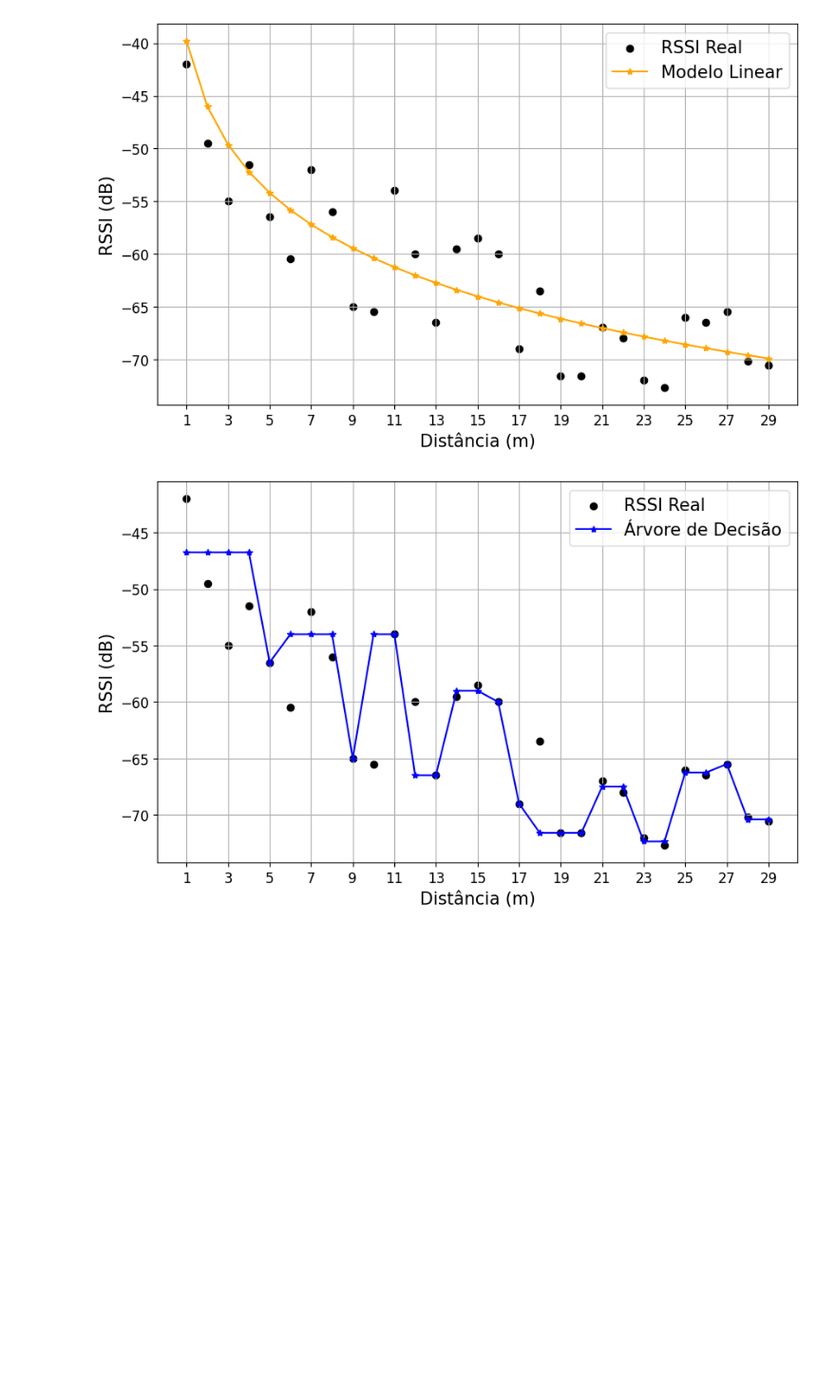
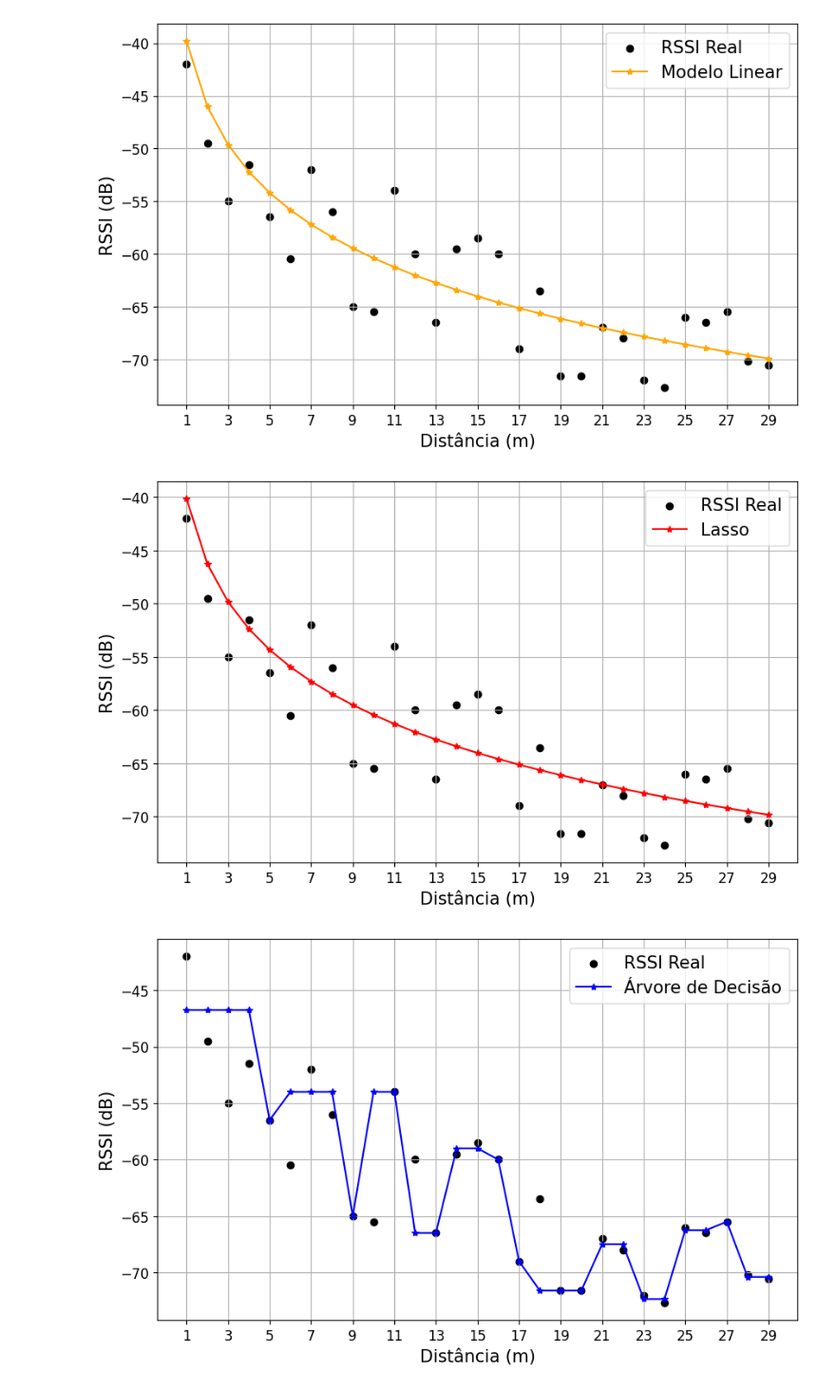
Before and after one commit to albert-santos/path_loss_prediction, a Jupyter notebook: 5-2 GHz Analysis/Compares_models_and_path_loss_equation.ipynb, the cells around one changed output. Shown at 95% size. Drawn from its saved outputs; the diff is of its cells as text; code cells hidden in the pictures; blank space fills up the shorter version.

Commit message:
saves lasso figure RSSIxDistance

```diff
--- a/5-2 GHz Analysis/Compares_models_and_path_loss_equation.ipynb
+++ b/5-2 GHz Analysis/Compares_models_and_path_loss_equation.ipynb
@@ -460,6 +460,12 @@ lin_reg_prediction = lin_reg.predict(X)
 lin_reg_overall_figure = plot_rssi_values(y, X['Distance'], lin_reg_prediction, 'Modelo Linear', color='orange')
 # %% [output]
 [figure]
+# %%
+# Predict in the whole dataset using the Lasso model
+lasso_reg_prediction = lasso_reg_best.predict(X)
+lasso_reg_overall_figure = plot_rssi_values(y, X['Distance'], lasso_reg_prediction, 'Lasso', color='red')
+# %% [output]
+[figure, added]
 # %%
 # Prediction in the whole dataset using Tree Model
 tree_reg_prediction = tree_reg_best.predict(X)
```
Also changed, not shown: parts of 1 cell of this notebook, 1 other file.
